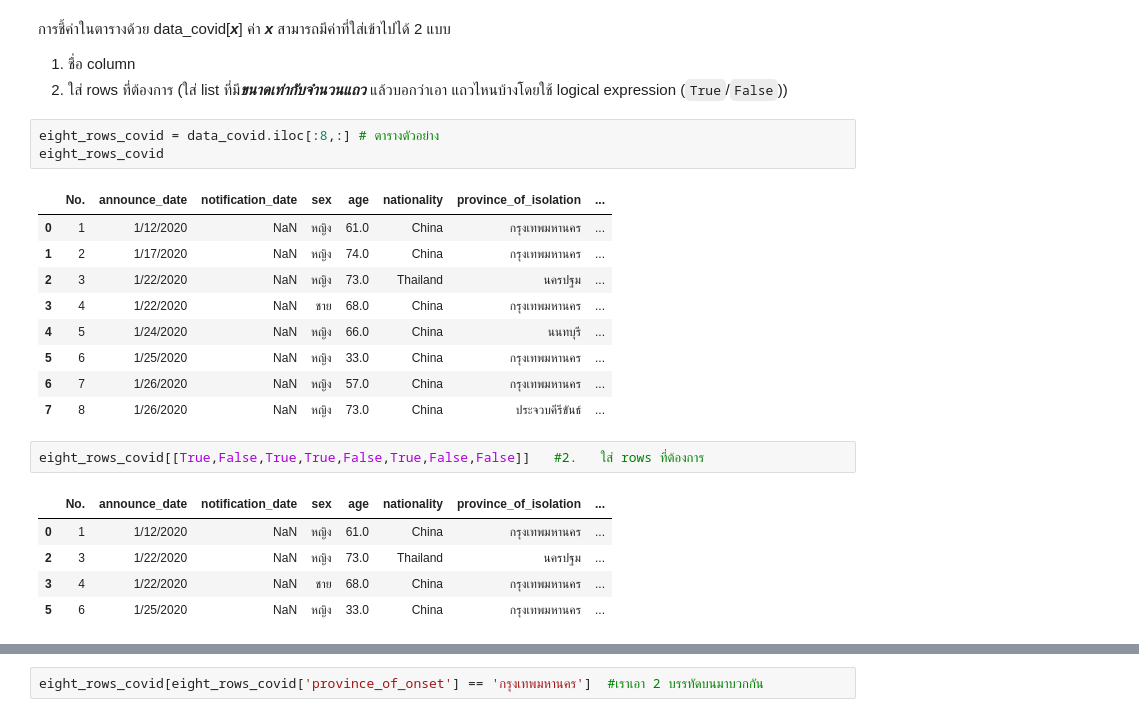
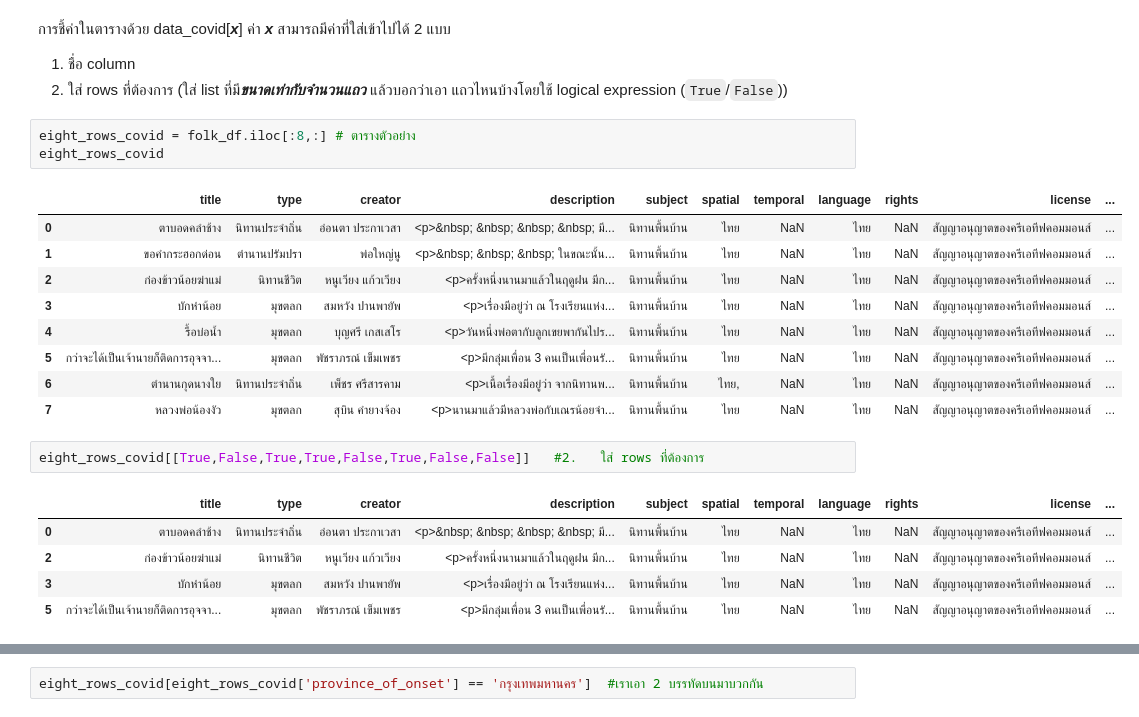
Before and after one commit to Meaiie/python_dataviz2024, a Jupyter notebook: Pandas_101.ipynb, the cells around one changed output, grey strips where cells are left out. Cells and saved outputs as stored; diff of their text form.

````diff
--- a/Pandas_101.ipynb
+++ b/Pandas_101.ipynb
@@ -235,26 +261,26 @@ data_list
 1.   ชื่อ column
 2.   ใส่ rows ที่ต้องการ (ใส่ list ที่มี***ขนาดเท่ากับจำนวนแถว*** แล้วบอกว่าเอา แถวไหนบ้างโดยใช้ logical expression (```True```/```False```))
 # %%
-eight_rows_covid = data_covid.iloc[:8,:] # ตารางตัวอย่าง
+eight_rows_covid = folk_df.iloc[:8,:] # ตารางตัวอย่าง
 eight_rows_covid
 # %% [output]
-|  | No. | announce_date | notification_date | sex | age | nationality | province_of_isolation | ... |
-| 0 | 1 | 1/12/2020 | NaN | หญิง | 61.0 | China | กรุงเทพมหานคร | ... |
-| 1 | 2 | 1/17/2020 | NaN | หญิง | 74.0 | China | กรุงเทพมหานคร | ... |
-| 2 | 3 | 1/22/2020 | NaN | หญิง | 73.0 | Thailand | นครปฐม | ... |
-| 3 | 4 | 1/22/2020 | NaN | ชาย | 68.0 | China | กรุงเทพมหานคร | ... |
-| 4 | 5 | 1/24/2020 | NaN | หญิง | 66.0 | China | นนทบุรี | ... |
-| 5 | 6 | 1/25/2020 | NaN | หญิง | 33.0 | China | กรุงเทพมหานคร | ... |
-| 6 | 7 | 1/26/2020 | NaN | หญิง | 57.0 | China | กรุงเทพมหานคร | ... |
-| 7 | 8 | 1/26/2020 | NaN | หญิง | 73.0 | China | ประจวบคีรีขันธ์ | ... |
+|  | title | type | creator | description | subject | spatial | temporal | language | rights | license | ... |
+| 0 | ตาบอดคลำช้าง | นิทานประจำถิ่น | อ่อนตา ประกาเวสา | <p>&nbsp; &nbsp; &nbsp; &nbsp; มี... | นิทานพื้นบ้าน | ไทย | NaN | ไทย | NaN | สัญญาอนุญาตของครีเอทีฟคอมมอนส์ | ... |
+| 1 | ขอคำกระฮอกด่อน | ตำนานปรัมปรา | พ่อใหญ่นู | <p>&nbsp; &nbsp; &nbsp; ในขณะนั้น... | นิทานพื้นบ้าน | ไทย | NaN | ไทย | NaN | สัญญาอนุญาตของครีเอทีฟคอมมอนส์ | ... |
+| 2 | ก่องข้าวน้อยฆ่าแม่ | นิทานชีวิต | หนูเวียง แก้วเวียง | <p>ครั้งหนึ่งนานมาแล้วในฤดูฝน มีก... | นิทานพื้นบ้าน | ไทย | NaN | ไทย | NaN | สัญญาอนุญาตของครีเอทีฟคอมมอนส์ | ... |
+| 3 | บักหำน้อย | มุขตลก | สมหวัง ปานพายัพ | <p>เรื่องมีอยู่ว่า ณ โรงเรียนแห่ง... | นิทานพื้นบ้าน | ไทย | NaN | ไทย | NaN | สัญญาอนุญาตของครีเอทีฟคอมมอนส์ | ... |
+| 4 | รื้อบ่อน้ำ | มุขตลก | บุญศรี เกสเสโร | <p>วันหนึ่งพ่อตากับลูกเขยพากันไปร... | นิทานพื้นบ้าน | ไทย | NaN | ไทย | NaN | สัญญาอนุญาตของครีเอทีฟคอมมอนส์ | ... |
+| 5 | กว่าจะได้เป็นเจ้านายก็ติดการอุจจา... | มุขตลก | พัชราภรณ์ เข็มเพชร | <p>มีกลุ่มเพื่อน 3 คนเป็นเพื่อนรั... | นิทานพื้นบ้าน | ไทย | NaN | ไทย | NaN | สัญญาอนุญาตของครีเอทีฟคอมมอนส์ | ... |
+| 6 | ตำนานกุดนางใย | นิทานประจำถิ่น | เพ็ชร ศรีสารคาม | <p>เนื้อเรื่องมีอยู่ว่า จากนิทานพ... | นิทานพื้นบ้าน | ไทย, | NaN | ไทย | NaN | สัญญาอนุญาตของครีเอทีฟคอมมอนส์ | ... |
+| 7 | หลวงพ่อน้องงัว | มุขตลก | สุบิน คำยางจ้อง | <p>นานมาแล้วมีหลวงพ่อกับเณรน้อยจำ... | นิทานพื้นบ้าน | ไทย | NaN | ไทย | NaN | สัญญาอนุญาตของครีเอทีฟคอมมอนส์ | ... |
 # %%
 eight_rows_covid[[True,False,True,True,False,True,False,False]]   #2.   ใส่ rows ที่ต้องการ
 # %% [output]
-|  | No. | announce_date | notification_date | sex | age | nationality | province_of_isolation | ... |
-| 0 | 1 | 1/12/2020 | NaN | หญิง | 61.0 | China | กรุงเทพมหานคร | ... |
-| 2 | 3 | 1/22/2020 | NaN | หญิง | 73.0 | Thailand | นครปฐม | ... |
-| 3 | 4 | 1/22/2020 | NaN | ชาย | 68.0 | China | กรุงเทพมหานคร | ... |
-| 5 | 6 | 1/25/2020 | NaN | หญิง | 33.0 | China | กรุงเทพมหานคร | ... |
+|  | title | type | creator | description | subject | spatial | temporal | language | rights | license | ... |
+| 0 | ตาบอดคลำช้าง | นิทานประจำถิ่น | อ่อนตา ประกาเวสา | <p>&nbsp; &nbsp; &nbsp; &nbsp; มี... | นิทานพื้นบ้าน | ไทย | NaN | ไทย | NaN | สัญญาอนุญาตของครีเอทีฟคอมมอนส์ | ... |
+| 2 | ก่องข้าวน้อยฆ่าแม่ | นิทานชีวิต | หนูเวียง แก้วเวียง | <p>ครั้งหนึ่งนานมาแล้วในฤดูฝน มีก... | นิทานพื้นบ้าน | ไทย | NaN | ไทย | NaN | สัญญาอนุญาตของครีเอทีฟคอมมอนส์ | ... |
+| 3 | บักหำน้อย | มุขตลก | สมหวัง ปานพายัพ | <p>เรื่องมีอยู่ว่า ณ โรงเรียนแห่ง... | นิทานพื้นบ้าน | ไทย | NaN | ไทย | NaN | สัญญาอนุญาตของครีเอทีฟคอมมอนส์ | ... |
+| 5 | กว่าจะได้เป็นเจ้านายก็ติดการอุจจา... | มุขตลก | พัชราภรณ์ เข็มเพชร | <p>มีกลุ่มเพื่อน 3 คนเป็นเพื่อนรั... | นิทานพื้นบ้าน | ไทย | NaN | ไทย | NaN | สัญญาอนุญาตของครีเอทีฟคอมมอนส์ | ... |
 # %%
 eight_rows_covid['province_of_onset'] == 'กรุงเทพมหานคร'  #สร้าง list ของ logical expression
 # %% [output]
````
Also changed, not shown: parts of 6 cells of this notebook.
